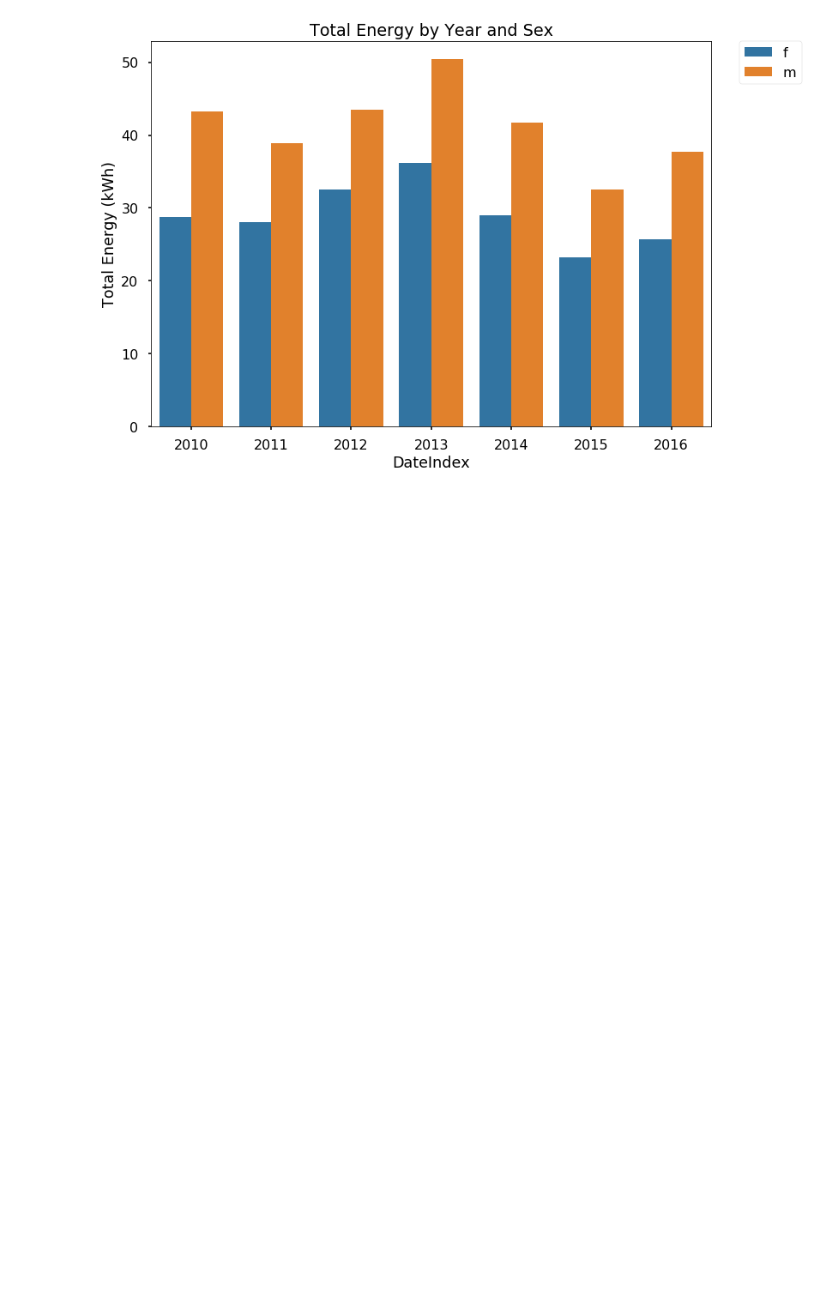
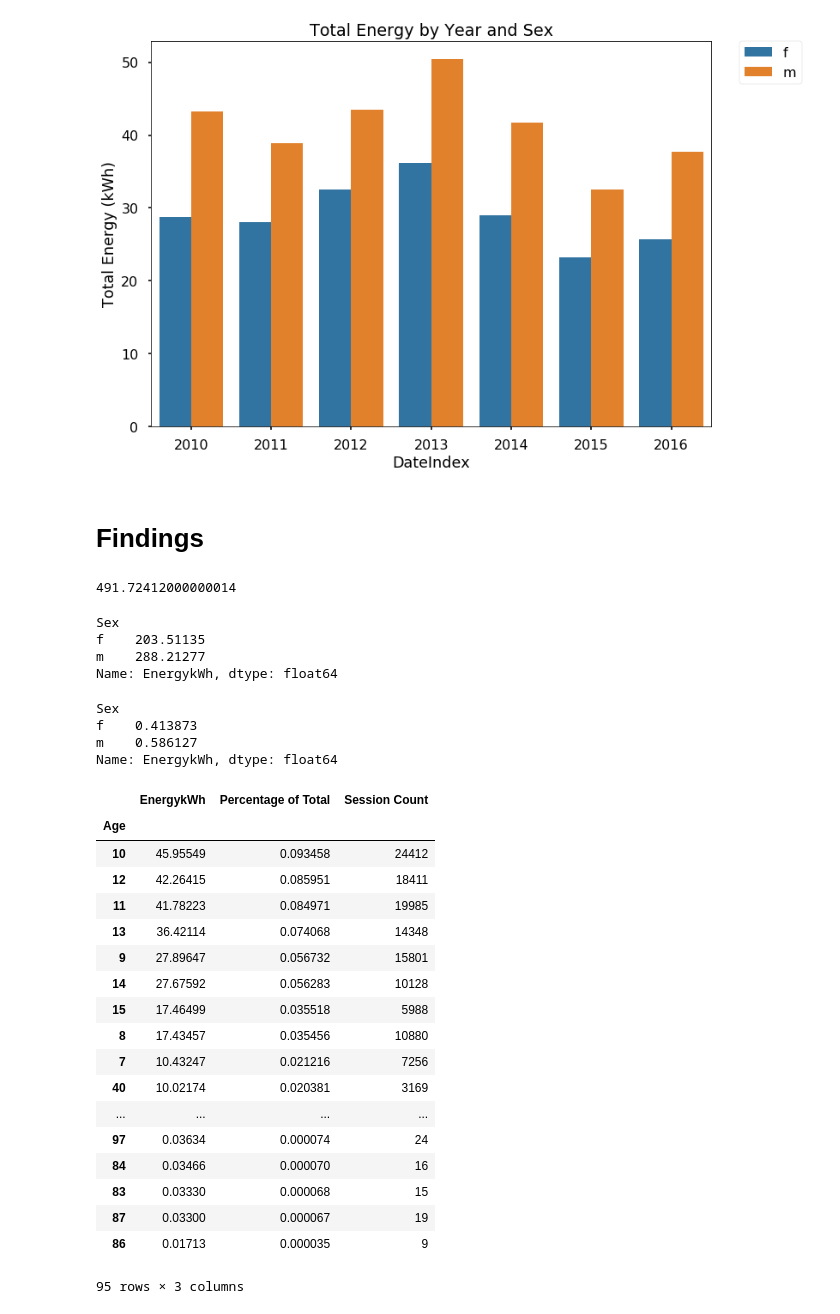
Before and after one commit to kcm117/bikedata, a Jupyter notebook: bikedata_analysis_km.ipynb, the cells around one changed output. Cells and saved outputs as stored; diff of their text form; code cells hidden in the pictures; blank space fills up the shorter version.

Commit message:
Added section at bottom with findings
Added section at bottom with findings

```diff
--- a/bikedata_analysis_km.ipynb
+++ b/bikedata_analysis_km.ipynb
@@ -356,3 +356,52 @@ Text(0.5,1,'Total Energy by Year and Sex')
 [figure]
 # %%
 # TODO - Writeup of findings
+# %% [markdown]
+# Findings
+# %%
+# Total Energy produced
+total_energy = df['EnergykWh'].sum()
+total_energy
+# %% [output]
+491.72412000000014
+# %%
+# Total Energy Breakdown by Gender
+df.groupby('Sex')['EnergykWh'].sum()
+# %% [output]
+Sex
+f    203.51135
+m    288.21277
+Name: EnergykWh, dtype: float64
+# %%
+df.groupby('Sex')['EnergykWh'].sum() / total_energy
+# %% [output]
+Sex
+f    0.413873
+m    0.586127
+Name: EnergykWh, dtype: float64
+# %%
+# Total Energy Breakdown by Age
+df_ages = pd.DataFrame(df.groupby('Age')['EnergykWh'].sum().sort_values(ascending=False))
+df_ages['Percentage of Total'] = df.groupby('Age')['EnergykWh'].sum().sort_values(ascending=False) / total_energy
+df_ages['Session Count'] = df['Age'].value_counts()
+df_ages
+# %% [output]
+|  | EnergykWh | Percentage of Total | Session Count |
+| Age |  |  |  |
+| 10 | 45.95549 | 0.093458 | 24412 |
+| 12 | 42.26415 | 0.085951 | 18411 |
+| 11 | 41.78223 | 0.084971 | 19985 |
+| 13 | 36.42114 | 0.074068 | 14348 |
+| 9 | 27.89647 | 0.056732 | 15801 |
+| 14 | 27.67592 | 0.056283 | 10128 |
+| 15 | 17.46499 | 0.035518 | 5988 |
+| 8 | 17.43457 | 0.035456 | 10880 |
+| 7 | 10.43247 | 0.021216 | 7256 |
+| 40 | 10.02174 | 0.020381 | 3169 |
+| ... | ... | ... | ... |
+| 97 | 0.03634 | 0.000074 | 24 |
+| 84 | 0.03466 | 0.000070 | 16 |
+| 83 | 0.03330 | 0.000068 | 15 |
+| 87 | 0.03300 | 0.000067 | 19 |
+| 86 | 0.01713 | 0.000035 | 9 |
+95 rows × 3 columns
```
